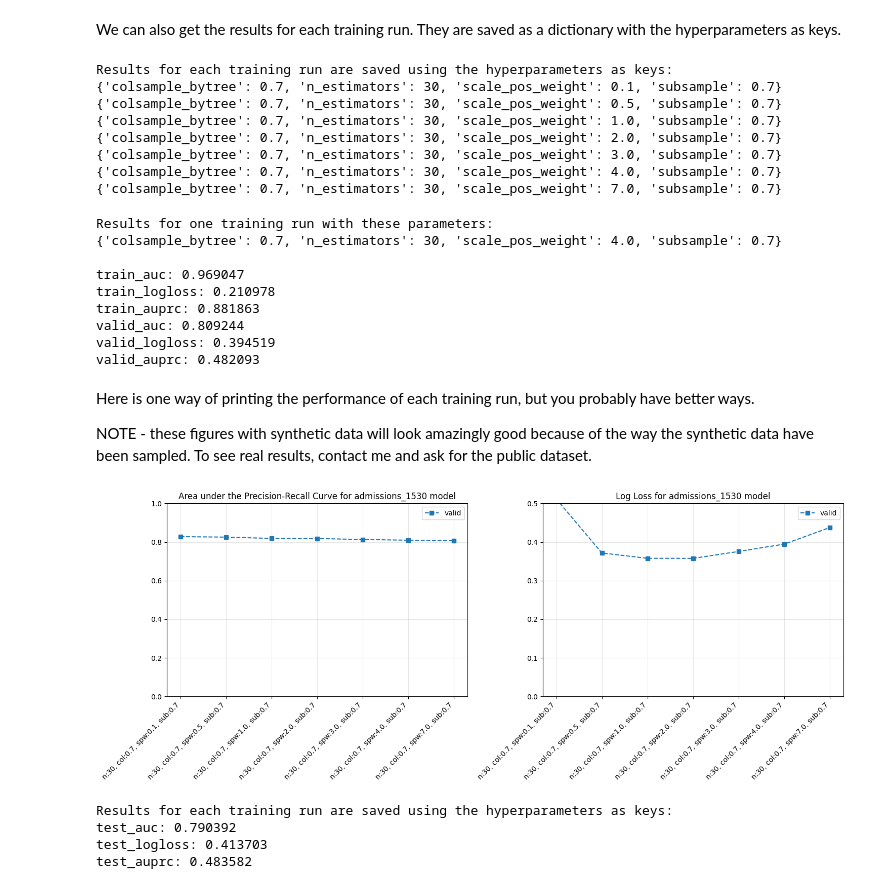
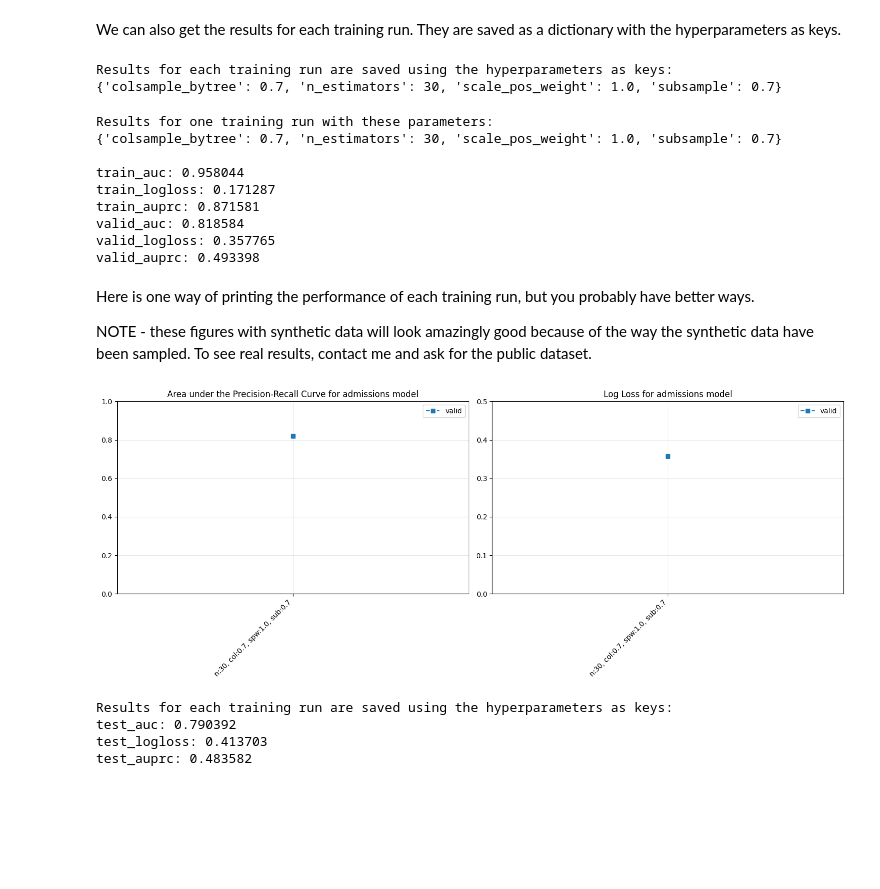
Before and after one commit to zmek/patientflow, a Jupyter notebook: notebooks/4a_Predict_probability_of_admission_from_ED.ipynb, the cells around one changed output. Drawn from its saved outputs; the diff is of its cells as text; code cells hidden in the pictures; blank space fills up the shorter version.

```diff
--- a/notebooks/4a_Predict_probability_of_admission_from_ED.ipynb
+++ b/notebooks/4a_Predict_probability_of_admission_from_ED.ipynb
@@ -34,11 +34,11 @@ File paths are defined in `set_file_paths()`. Here, the files are loaded from `d
 from patientflow.load import set_file_paths
 
 # set file paths
-data_folder_name = 'data-raw-uclh'
+data_folder_name = 'data-public'
 data_file_path = project_root / data_folder_name
 
 data_file_path, media_file_path, model_file_path, config_path = set_file_paths(
     project_root,
     data_folder_name=data_folder_name,
-    config_file = 'config-uclh.yaml')
+    config_file = 'config.yaml')
 # %% [output]
@@ -263,6 +263,8 @@ Name: count, dtype: int64
 from patientflow.train.emergency_demand import train_admissions_models
 
 prediction_times = ed_visits.prediction_time.unique()
+model_metadata = {}
+model_name = 'admissions'
 
 model_metadata, trained_models = train_admissions_models(
     train_visits=train_visits,
@@ -272,7 +274,7 @@ model_metadata, trained_models = train_admissions_models(
     exclude_from_training_data=exclude_from_training_data,
     ordinal_mappings=ordinal_mappings,
     prediction_times=prediction_times,
-    model_name='admissions',
+    model_name=model_name,
     model_metadata=model_metadata,
     calibrate_probabilities=False,
     calibration_method='sigmoid',
@@ -360,5 +342,5 @@ To prediction time (stored as a tuple) into the format saved in these dicts, the
 # %%
 from patientflow.load import get_model_name
 prediction_time = (15,30)
-model_name = get_model_name("admissions", prediction_time)
+prediction_time_model_name = get_model_name("admissions", prediction_time)
 # %%
@@ -397,34 +379,28 @@ We can also get the results for each training run. They are saved as a dictionar
 # %%
 print(f"Results for each training run are saved using the hyperparameters as keys:")
 
-for key, value in model_metadata[model_name]['train_valid_set_results'].items():
+for key, value in model_metadata[prediction_time_model_name]['train_valid_set_results'].items():
     print(key)
 # %% [output]
 Results for each training run are saved using the hyperparameters as keys:
-{'colsample_bytree': 0.7, 'n_estimators': 30, 'scale_pos_weight': 0.1, 'subsample': 0.7}
-{'colsample_bytree': 0.7, 'n_estimators': 30, 'scale_pos_weight': 0.5, 'subsample': 0.7}
 {'colsample_bytree': 0.7, 'n_estimators': 30, 'scale_pos_weight': 1.0, 'subsample': 0.7}
-{'colsample_bytree': 0.7, 'n_estimators': 30, 'scale_pos_weight': 2.0, 'subsample': 0.7}
-{'colsample_bytree': 0.7, 'n_estimators': 30, 'scale_pos_weight': 3.0, 'subsample': 0.7}
-{'colsample_bytree': 0.7, 'n_estimators': 30, 'scale_pos_weight': 4.0, 'subsample': 0.7}
-{'colsample_bytree': 0.7, 'n_estimators': 30, 'scale_pos_weight': 7.0, 'subsample': 0.7}
 # %%
-training_run_hyperparams = {'colsample_bytree': 0.7, 'n_estimators': 30, 'scale_pos_weight': 4.0, 'subsample': 0.7}
+training_run_hyperparams = {'colsample_bytree': 0.7, 'n_estimators': 30, 'scale_pos_weight': 1.0, 'subsample': 0.7}
 print(f"Results for one training run with these parameters:")
 print(f"{training_run_hyperparams}\n")
 
-for key, value in model_metadata[model_name]['train_valid_set_results'][str(training_run_hyperparams)].items():
+for key, value in model_metadata[prediction_time_model_name]['train_valid_set_results'][str(training_run_hyperparams)].items():
     print(f"{key}: {value:02f}")
 # %% [output]
 Results for one training run with these parameters:
-{'colsample_bytree': 0.7, 'n_estimators': 30, 'scale_pos_weight': 4.0, 'subsample': 0.7}
+{'colsample_bytree': 0.7, 'n_estimators': 30, 'scale_pos_weight': 1.0, 'subsample': 0.7}
 
-train_auc: 0.969047
-train_logloss: 0.210978
-train_auprc: 0.881863
-valid_auc: 0.809244
-valid_logloss: 0.394519
-valid_auprc: 0.482093
+train_auc: 0.958044
+train_logloss: 0.171287
+train_auprc: 0.871581
+valid_auc: 0.818584
+valid_logloss: 0.357765
+valid_auprc: 0.493398
 # %% [markdown]
 Here is one way of printing the performance of each training run, but you probably have better ways.
 
@@ -448,35 +424,35 @@ def plot_hyperparameter_results(results):
               f"col:{ast.literal_eval(k)['colsample_bytree']}, "
               f"spw:{ast.literal_eval(k)['scale_pos_weight']}, "
               f"sub:{ast.literal_eval(k)['subsample']}"
              for k, _ in sorted_results]
 
     # Plot metrics
     train_auprc = [float(m['train_auprc']) for _, m in sorted_results]
     valid_auprc = [float(m['valid_auc']) for _, m in sorted_results]
     train_loss = [m['valid_auprc'] for _, m in sorted_results]
     valid_loss = [m['valid_logloss'] for _, m in sorted_results]
 
     ax1.plot(x, valid_auprc, 's--', label='valid')
     ax2.plot(x, valid_loss, 's--', label='valid')
 
     # Set y-axis ranges
     ax1.set_ylim(0, 1.0)
     ax2.set_ylim(0, 0.5)
 
     ax1.set_title(f'Area under the Precision-Recall Curve for {model_name} model')
     ax2.set_title(f'Log Loss for {model_name} model')
 
     for ax in [ax1, ax2]:
         ax.set_xticks(x)
         ax.set_xticklabels(labels, rotation=45, ha='right')
         ax.grid(True, alpha=0.3)
         ax.legend()
 
     plt.tight_layout()
     return fig
-fig = plot_hyperparameter_results(model_metadata[model_name]['train_valid_set_results'])
+fig = plot_hyperparameter_results(model_metadata[prediction_time_model_name]['train_valid_set_results'])
 # %% [output]
-[figure, old version]
+[figure, new version]
 # %%
 # After sigmoid calibration
 print(f"Results for each training run are saved using the hyperparameters as keys:")
```
Also changed, not shown: parts of 34 cells of this notebook, 10 other files.
